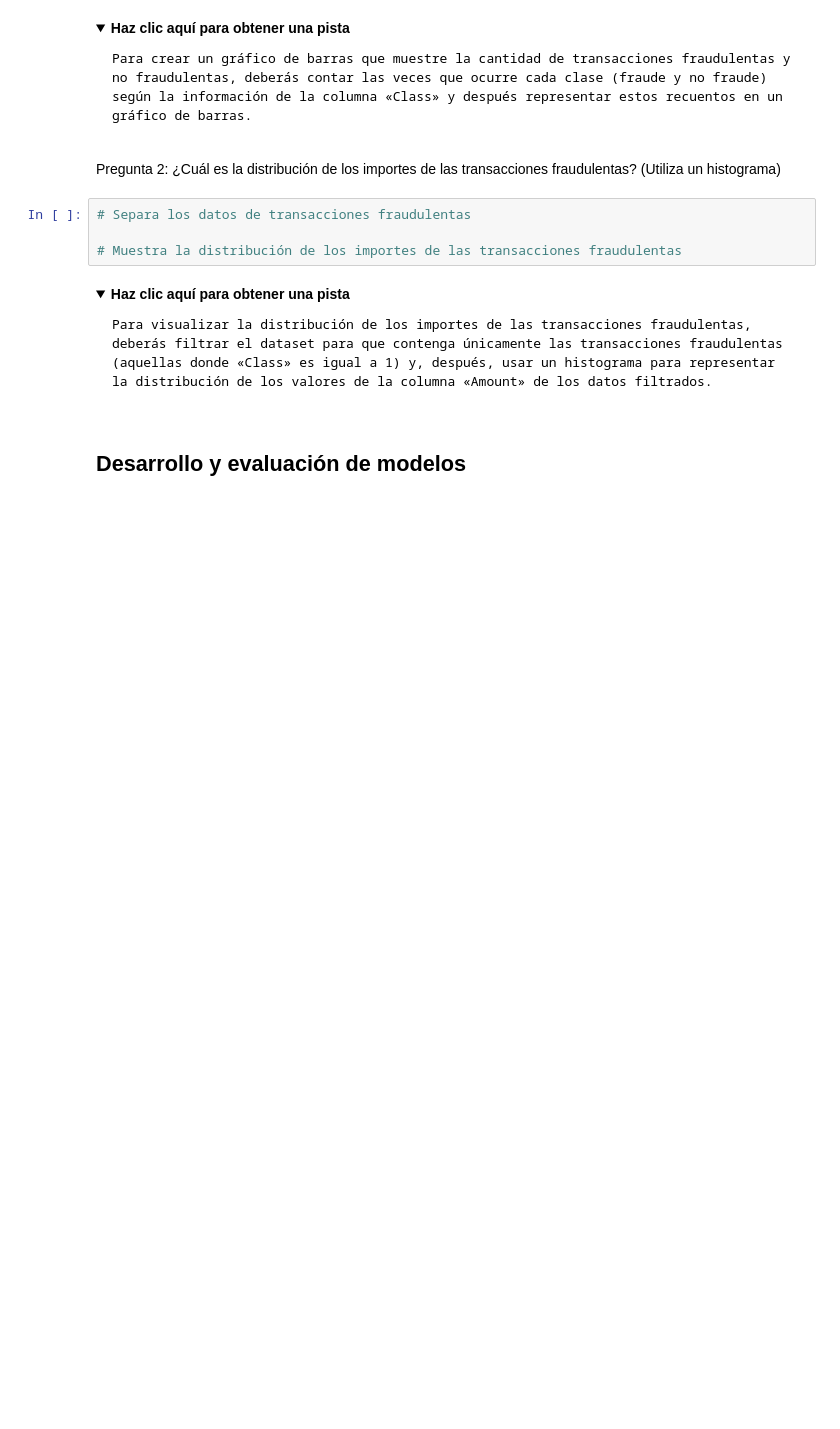
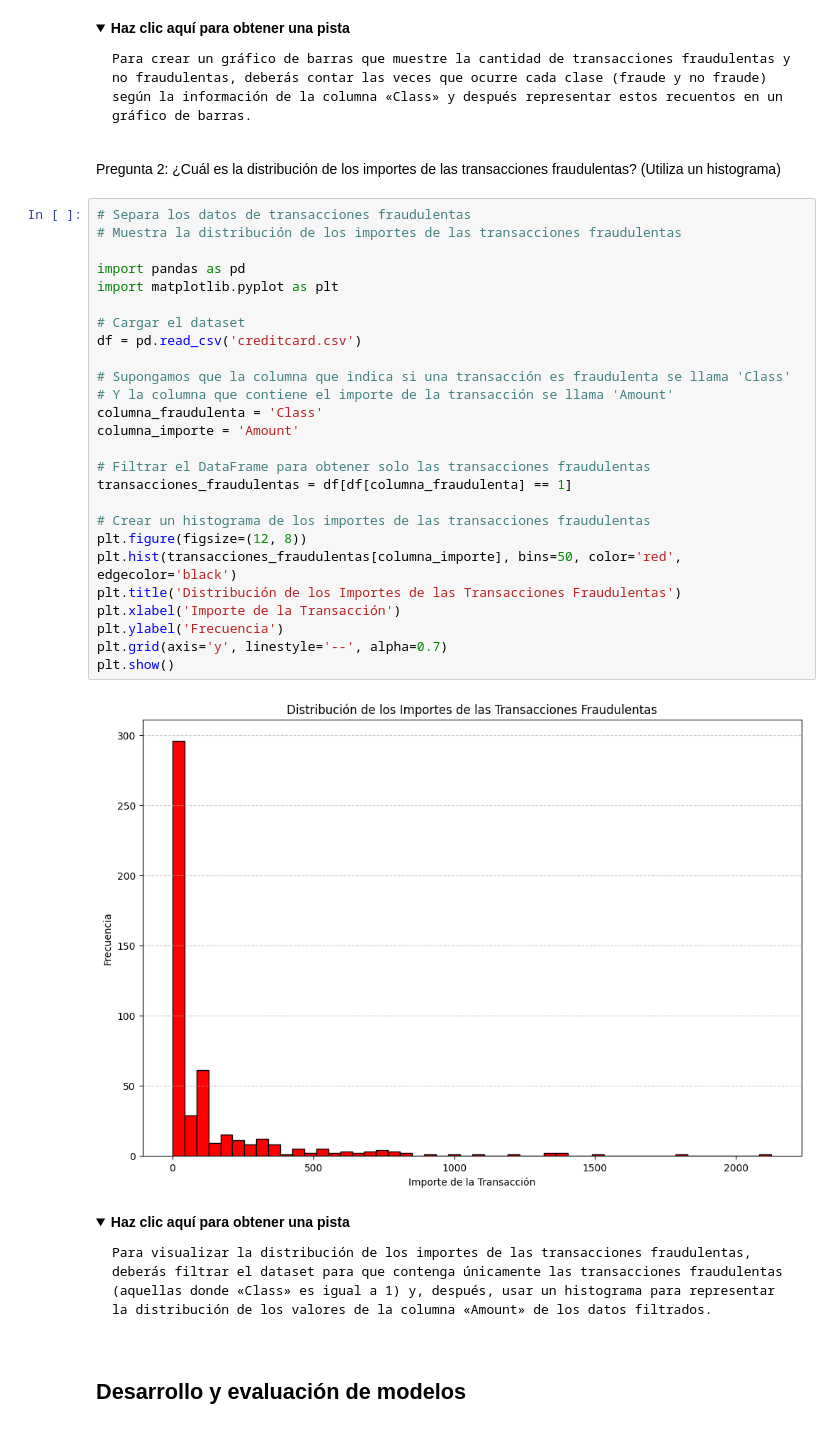
Before and after one commit to Nati274/NatiGitHub, a Jupyter notebook: Copia_de_Proyecto_final.ipynb, the cells around one changed output. Cells and saved outputs as stored; diff of their text form; folded sections open; blank space fills up the shorter version.

```diff
--- a/Copia_de_Proyecto_final.ipynb
+++ b/Copia_de_Proyecto_final.ipynb
@@ -173,10 +328,34 @@ Pregunta 1: ¿Cuántas transacciones fraudulentas hay en comparación con las no
 </details>
 # %% [markdown]
 Pregunta 2: ¿Cuál es la distribución de los importes de las transacciones fraudulentas? (Utiliza un histograma)
-# %%
-# Separa los datos de transacciones fraudulentas
-
-# Muestra la distribución de los importes de las transacciones fraudulentas
+# %%
+# Separa los datos de transacciones fraudulentas
+# Muestra la distribución de los importes de las transacciones fraudulentas
+
+import pandas as pd
+import matplotlib.pyplot as plt
+
+# Cargar el dataset
+df = pd.read_csv('creditcard.csv')
+
+# Supongamos que la columna que indica si una transacción es fraudulenta se llama 'Class'
+# Y la columna que contiene el importe de la transacción se llama 'Amount'
+columna_fraudulenta = 'Class'
+columna_importe = 'Amount'
+
+# Filtrar el DataFrame para obtener solo las transacciones fraudulentas
+transacciones_fraudulentas = df[df[columna_fraudulenta] == 1]
+
+# Crear un histograma de los importes de las transacciones fraudulentas
+plt.figure(figsize=(12, 8))
+plt.hist(transacciones_fraudulentas[columna_importe], bins=50, color='red', edgecolor='black')
+plt.title('Distribución de los Importes de las Transacciones Fraudulentas')
+plt.xlabel('Importe de la Transacción')
+plt.ylabel('Frecuencia')
+plt.grid(axis='y', linestyle='--', alpha=0.7)
+plt.show()
+# %% [output]
+[figure, added]
 # %% [markdown]
 <details>
   <summary><b>Haz clic aquí para obtener una pista</b></summary>
```
Also changed, not shown: parts of 15 cells of this notebook.
